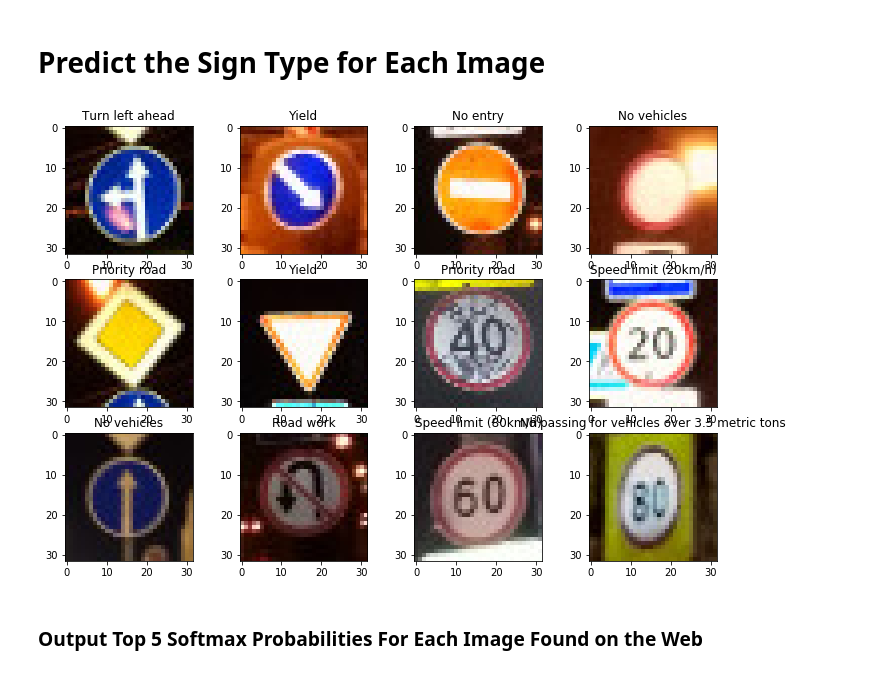
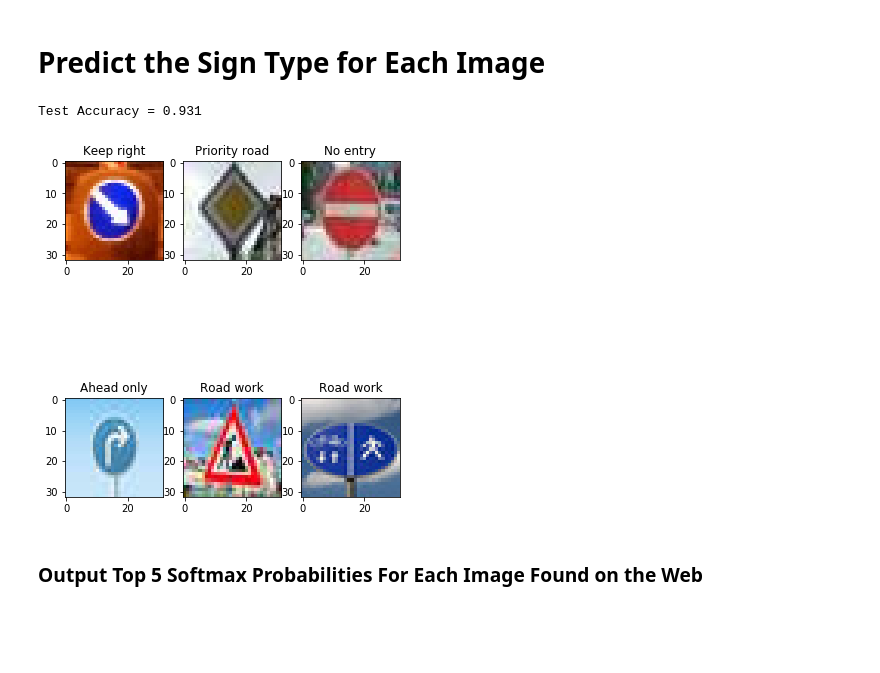
Before and after one commit to srimutyala/CarND-Traffic-Sign-Classifier-Project, a Jupyter notebook: Traffic_Sign_Classifier.ipynb, the cells around one changed output. Cells and saved outputs as stored; diff of their text form; code cells hidden in the pictures; blank space fills up the shorter version.

```diff
--- a/Traffic_Sign_Classifier.ipynb
+++ b/Traffic_Sign_Classifier.ipynb
@@ -139,9 +139,9 @@ Use the code cell (or multiple code cells, if necessary) to implement the first
 ### Preprocess the data here. It is required to normalize the data. Other preprocessing steps could include
 ### converting to grayscale, etc.
 ### Feel free to use as many code cells as needed.
-#X_train = (X_train - 128.0)/128.0
-#X_valid = (X_train - 128.0)/128.0
-#X_test = (X_train - 128.0)/128.0
+X_train = (X_train - 128.0)/128.0
+X_valid = (X_valid - 128.0)/128.0
+X_test = (X_test - 128.0)/128.0
 # %%
 from sklearn.utils import shuffle
 
@@ -153,7 +153,7 @@ X_train, y_train = shuffle(X_train, y_train)
 
 import tensorflow as tf
 
-EPOCHS = 30
+EPOCHS = 10
 BATCH_SIZE = 128
 # %%
 from tensorflow.contrib.layers import flatten
@@ -359,18 +333,19 @@ import numpy as np
 import glob
 import cv2
 import matplotlib.pyplot as plt
-images = np.uint8(np.zeros((12, 32, 32 ,3)))
+images = np.uint8(np.zeros((6, 32, 32 ,3)))
 path = [img_path for img_path in glob.glob("./images-small/*")]
 for index, filename in enumerate(path):
     image = cv2.imread(filename)
     b, g, r = cv2.split(image)
     image = cv2.merge([r, g, b])
+    #image = (image-128.0)/128.0
     images[index] = image
     #print(filename)
 
-plt.figure(figsize=(12, 8))
-for i in range(12):
-    plt.subplot(3, 4, i+1)
+plt.figure(figsize=(6, 4))
+for i in range(6):
+    plt.subplot(2, 3, i+1)
     plt.imshow(images[i])
     plt.title(i)
 plt.show()
@@ -389,8 +364,8 @@ with open('signnames.csv') as csvfile:
     for line in reader:
         sign_names.append((line['SignName']))
 
-images2 = np.uint8(np.zeros((12, 32, 32, 3)))
-for i in range(12):
+images2 = np.uint8(np.zeros((6, 32, 32, 3)))
+for i in range(6):
     image2 = images[i]
     images2[i] = image2
 
@@ -398,19 +373,20 @@ images2 = images2.reshape((-1, 32, 32, 3)).astype(np.float32)
 # %%
 with tf.Session() as sess:
     saver.restore(sess, tf.train.latest_checkpoint('.'))
 
-    #test_accuracy = evaluate(X_test, y_test)
-    #print("Test Accuracy = {:.3f}".format(test_accuracy))
+    test_accuracy = evaluate(X_test, y_test)
+    print("Test Accuracy = {:.3f}".format(test_accuracy))
 
     sign_output = sess.run(tf.argmax(logits, 1), feed_dict = {x: images2})
-    plt.figure(figsize=(12, 8))
-    for i in range(12):
-        plt.subplot(3, 4, i+1)
+    plt.figure(figsize=(6, 8))
+    for i in range(6):
+        plt.subplot(2, 3, i+1)
         plt.imshow(images[i])
         plt.title(sign_names[sign_output[i]])
     plt.show()
 # %% [output]
+Test Accuracy = 0.931
-[figure, old version]
+[figure, new version]
 # %% [markdown]
 ### Output Top 5 Softmax Probabilities For Each Image Found on the Web
 # %% [markdown]
```
Also changed, not shown: parts of 5 cells of this notebook.
